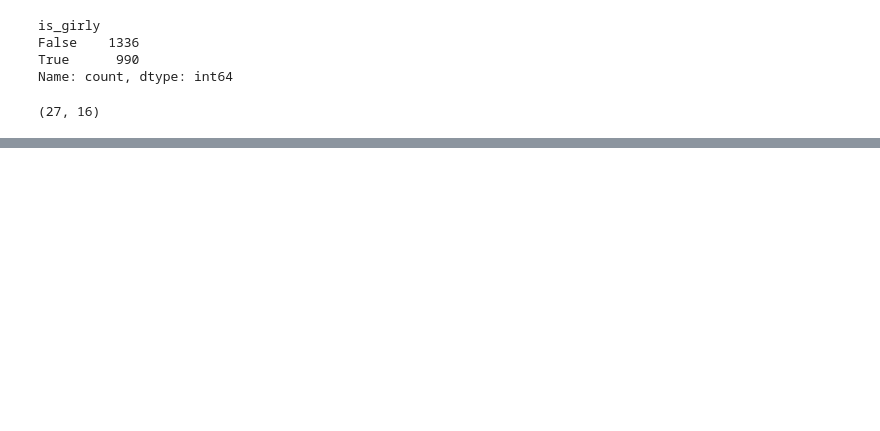
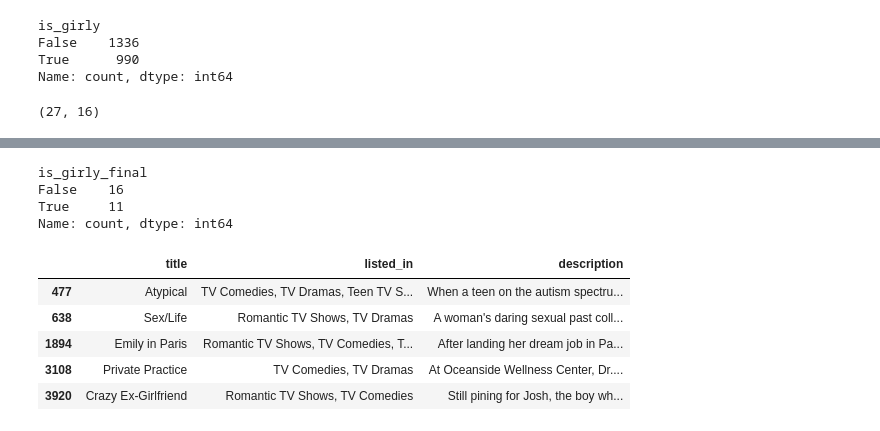
Before and after one commit to nesli10/netflix-girly-shows-analysis, a Jupyter notebook: notebooks/01_data_overview.ipynb, the cells around one changed output, grey strips where cells are left out. Saved outputs shown, nothing was run; the diff lists cells and outputs as text; code cells hidden in the pictures; blank space fills up the shorter version.

```diff
--- a/notebooks/01_data_overview.ipynb
+++ b/notebooks/01_data_overview.ipynb
@@ -260,0 +296,2 @@ df_tv.head()
+# %%
+girly_female_led = girly_female_led.copy()
@@ -260,0 +323,22 @@ df_tv.head()
+# %%
+girly_female_led["is_girly_final"] = (
+    girly_female_led["description_match"] == True
+)
+
+girly_female_led["is_girly_final"].value_counts()
+# %% [output]
+is_girly_final
+False    16
+True     11
+Name: count, dtype: int64
+# %%
+girly_female_led[girly_female_led["is_girly_final"] == True][
+    ["title", "listed_in", "description"]
+].head()
+# %% [output]
+|  | title | listed_in | description |
+| 477 | Atypical | TV Comedies, TV Dramas, Teen TV S... | When a teen on the autism spectru... |
+| 638 | Sex/Life | Romantic TV Shows, TV Dramas | A woman's daring sexual past coll... |
+| 1894 | Emily in Paris | Romantic TV Shows, TV Comedies, T... | After landing her dream job in Pa... |
+| 3108 | Private Practice | TV Comedies, TV Dramas | At Oceanside Wellness Center, Dr.... |
+| 3920 | Crazy Ex-Girlfriend | Romantic TV Shows, TV Comedies | Still pining for Josh, the boy wh... |
```
Also changed, not shown: parts of 13 cells of this notebook.
